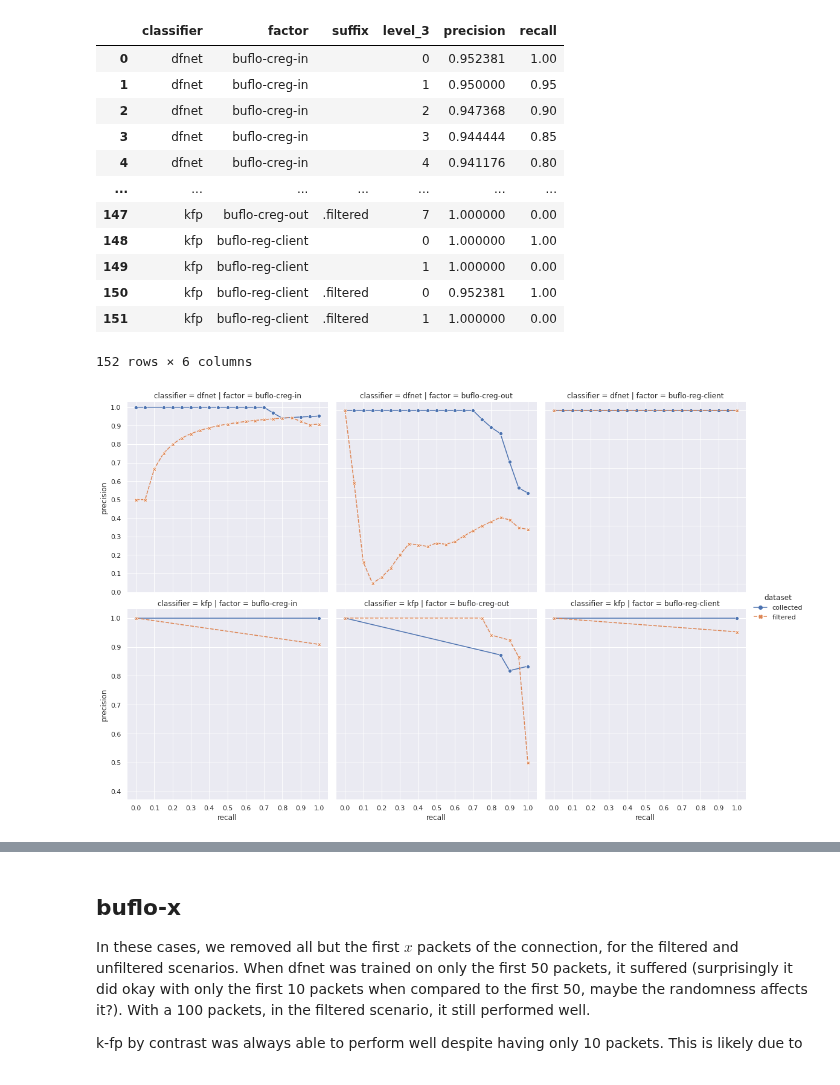
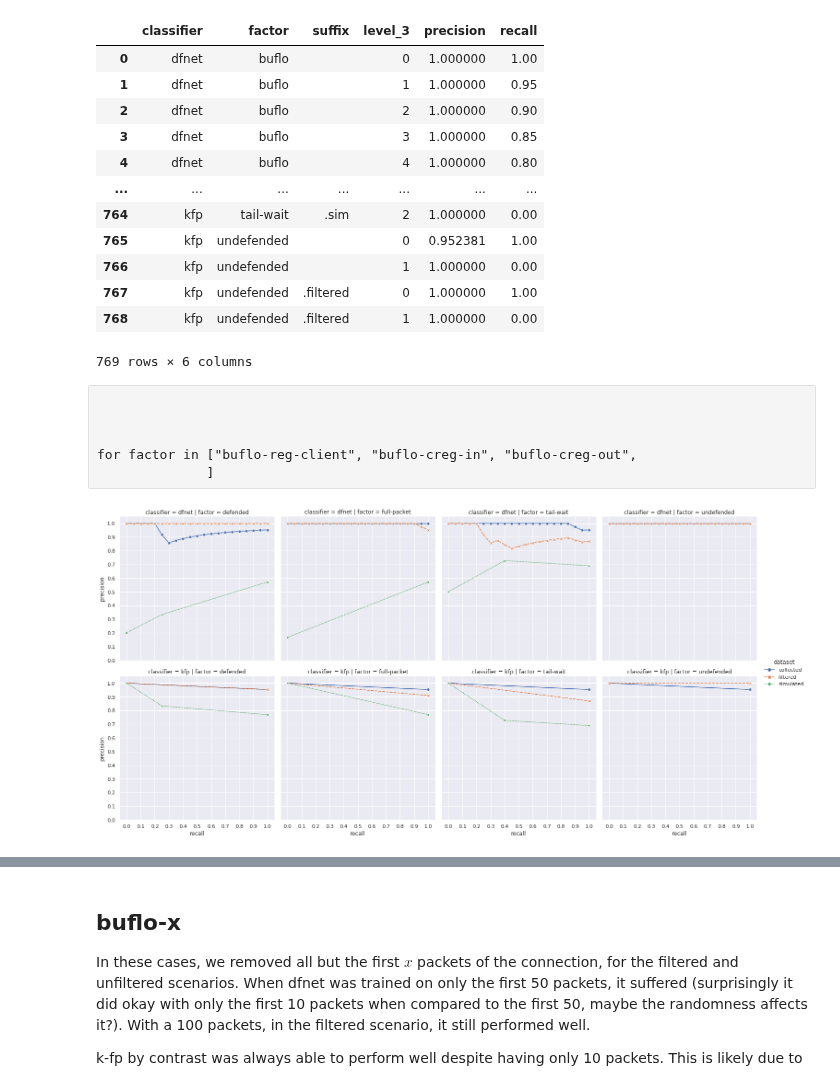
Before and after one commit to jpcsmith/qcsd-experiments, a Jupyter notebook: workflow/notebooks/debug-umon.ipynb, the cells around one changed output, grey strips where cells are left out. Cells and saved outputs as stored; diff of their text form; code cells hidden in the pictures.

Commit message:
Enable parsing multiple dependency graphs.

```diff
--- a/workflow/notebooks/debug-umon.ipynb
+++ b/workflow/notebooks/debug-umon.ipynb
@@ -16,8 +16,11 @@ def load_results():
     combinations = [
       (classifier, factor, suffix)
       for classifier in ["kfp", "dfnet"]
-      for factor in ["buflo-reg-client", "buflo-creg-in", "buflo-creg-out"]
-      for suffix in ["", ".filtered"]
+      for factor in ["buflo-reg-client", "buflo-creg-in", "buflo-creg-out",
+                     "undefended", "defended", "tail-wait", "full-packet", "buflo",
+                     "buflo-10", "buflo-20", "buflo-50", "buflo-100", "buflo-hsk-10", "buflo-hsk-20", "buflo-in", "buflo-out"
+                    ]
+      for suffix in ["", ".sim", ".filtered"]
     ]
     # combinations = [
     #   (classifier, factor, suffix)
@@ -35,10 +38,16 @@ def load_results():
     #     if (factor, suffix) not in [("buflo", ".sim"), ("undefended", ".sim")]
     # ]
 
-    return (pd.concat([
-        pd.read_csv(f"../../results/debug/{factor}/predict{suffix}/{classifier}-0.csv", header=0)
-        for (classifier, factor, suffix) in combinations
-    ], keys=combinations, names=["classifier", "factor", "suffix"])
+    frames = []
+    used_combinations = []
+    for classifier, factor, suffix in combinations:
+        try:
+            frames.append(pd.read_csv(f"../../results/debug/{factor}/predict{suffix}/{classifier}-0.csv", header=0))
+            used_combinations.append((classifier, factor, suffix))
+        except FileNotFoundError:
+            continue
+
+    return (pd.concat(frames, keys=used_combinations, names=["classifier", "factor", "suffix"])
             .fillna(0)
             .rename(columns=lambda c: int(c) if c != "y_true" else c)
            )#.drop(columns=[-1]))
@@ -85,27 +93,34 @@ plot_data = data.groupby(["classifier", "factor", "suffix"]).apply(lambda x: pd.
 plot_data
 # %% [output]
 |  | classifier | factor | suffix | level_3 | precision | recall |
-| 0 | dfnet | buflo-creg-in |  | 0 | 0.952381 | 1.00 |
-| 1 | dfnet | buflo-creg-in |  | 1 | 0.950000 | 0.95 |
-| 2 | dfnet | buflo-creg-in |  | 2 | 0.947368 | 0.90 |
-| 3 | dfnet | buflo-creg-in |  | 3 | 0.944444 | 0.85 |
-| 4 | dfnet | buflo-creg-in |  | 4 | 0.941176 | 0.80 |
+| 0 | dfnet | buflo |  | 0 | 1.000000 | 1.00 |
+| 1 | dfnet | buflo |  | 1 | 1.000000 | 0.95 |
+| 2 | dfnet | buflo |  | 2 | 1.000000 | 0.90 |
+| 3 | dfnet | buflo |  | 3 | 1.000000 | 0.85 |
+| 4 | dfnet | buflo |  | 4 | 1.000000 | 0.80 |
 | ... | ... | ... | ... | ... | ... | ... |
-| 147 | kfp | buflo-creg-out | .filtered | 7 | 1.000000 | 0.00 |
-| 148 | kfp | buflo-reg-client |  | 0 | 1.000000 | 1.00 |
-| 149 | kfp | buflo-reg-client |  | 1 | 1.000000 | 0.00 |
-| 150 | kfp | buflo-reg-client | .filtered | 0 | 0.952381 | 1.00 |
-| 151 | kfp | buflo-reg-client | .filtered | 1 | 1.000000 | 0.00 |
+| 764 | kfp | tail-wait | .sim | 2 | 1.000000 | 0.00 |
+| 765 | kfp | undefended |  | 0 | 0.952381 | 1.00 |
+| 766 | kfp | undefended |  | 1 | 1.000000 | 0.00 |
+| 767 | kfp | undefended | .filtered | 0 | 1.000000 | 1.00 |
+| 768 | kfp | undefended | .filtered | 1 | 1.000000 | 0.00 |
-152 rows × 6 columns
+769 rows × 6 columns
 # %%
 plot_data["suffix"] = plot_data["suffix"].replace({".sim": "simulated", "": "collected", ".filtered": "filtered"})
 plot_data.columns = ["dataset" if x == "suffix" else x for x in plot_data.columns]
+# %% [raw]
+
+
+
+for factor in ["buflo-reg-client", "buflo-creg-in", "buflo-creg-out",
+              ]
 # %%
+plot_data2 = plot_data[plot_data["factor"].isin(["undefended", "defended", "tail-wait", "full-packet"])]
 sns.set()
-fig = sns.relplot(data=plot_data, x="recall", y="precision", hue="dataset", row="classifier", col="factor", kind="line", ci=None, markers=True, style="dataset")
-fig.axes[0][0].set_xticks(np.arange(0, 1.1, .1))
-fig.axes[0][0].set_yticks(np.arange(0, 1.1, .1))
+fig = sns.relplot(data=plot_data2, x="recall", y="precision", hue="dataset", row="classifier", col="factor", kind="line", ci=None, markers=True, style="dataset",
 
-fig.savefig("/tmp/open-world.jpg", bbox_inches="tight")
+                 facet_kws=dict(subplot_kws=dict(ylim=(0, 1.05))))
+_ = fig.axes[0][0].set_xticks(np.arange(0, 1.1, .1))
+_ = fig.axes[0][0].set_yticks(np.arange(0, 1.1, .1))
 # %% [output]
-[figure, old version]
+[figure, new version]
```
Also changed, not shown: parts of 5 cells of this notebook, 3 other files.
